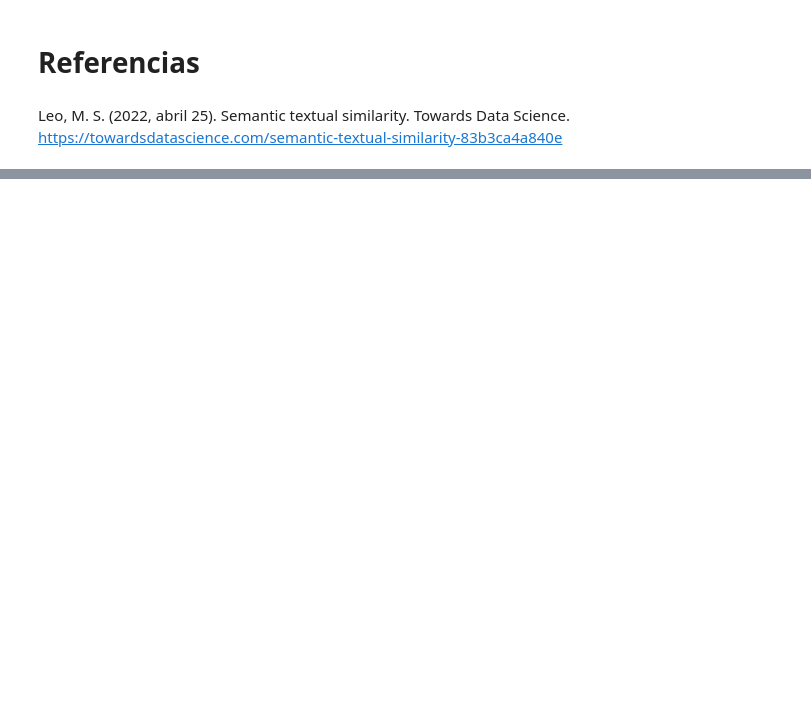
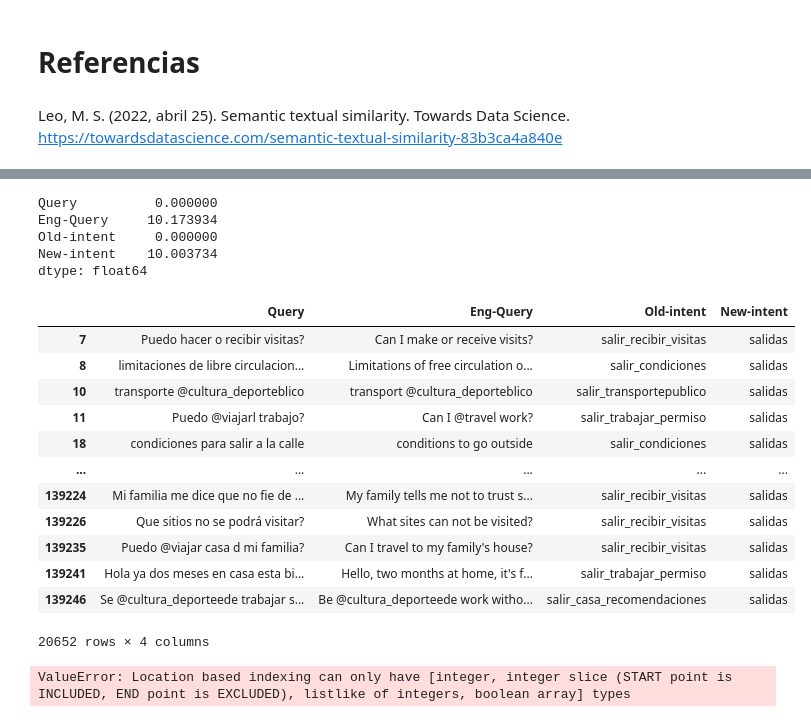
Before and after one commit to AribelGuzman/similaridadSemantica, a Jupyter notebook: SimilaridadSemantica.ipynb, the cells around one changed output, grey strips where cells are left out. Drawn from its saved outputs; the diff is of its cells as text; code cells hidden in the pictures; blank space fills up the shorter version.

```diff
--- a/SimilaridadSemantica.ipynb
+++ b/SimilaridadSemantica.ipynb
@@ -294,0 +366,44 @@ Leo, M. S. (2022, abril 25). Semantic textual similarity. Towards Data Science.
+# %%
+# Revisión del porcentaje de datos nulos en cada una de las variables
+df.isnull().sum()/len(df)*100
+# %% [output]
+Query          0.000000
+Eng-Query     10.173934
+Old-intent     0.000000
+New-intent    10.003734
+dtype: float64
+# %%
+# Eliminar filas vacías
+df = df.dropna()
+# %%
+df_prueba=df[df["New-intent"]=="salidas"]
+df_prueba
+# %% [output]
+|  | Query | Eng-Query | Old-intent | New-intent |
+| 7 | Puedo hacer o recibir visitas? | Can I make or receive visits? | salir_recibir_visitas | salidas |
+| 8 | limitaciones de libre circulacion... | Limitations of free circulation o... | salir_condiciones | salidas |
+| 10 | transporte @cultura_deporteblico | transport @cultura_deporteblico | salir_transportepublico | salidas |
+| 11 | Puedo @viajarl trabajo? | Can I @travel work? | salir_trabajar_permiso | salidas |
+| 18 | condiciones para salir a la calle | conditions to go outside | salir_condiciones | salidas |
+| ... | ... | ... | ... | ... |
+| 139224 | Mi familia me dice que no fie de ... | My family tells me not to trust s... | salir_recibir_visitas | salidas |
+| 139226 | Que sitios no se podrá visitar? | What sites can not be visited? | salir_recibir_visitas | salidas |
+| 139235 | Puedo @viajar casa d mi familia? | Can I travel to my family's house? | salir_recibir_visitas | salidas |
+| 139241 | Hola ya dos meses en casa esta bi... | Hello, two months at home, it's f... | salir_trabajar_permiso | salidas |
+| 139246 | Se @cultura_deporteede trabajar s... | Be @cultura_deporteede work witho... | salir_casa_recomendaciones | salidas |
+20652 rows × 4 columns
+# %%
+# Crear un DataFrame vacío para almacenar los resultados
+resultados = pd.DataFrame(columns=['Eng-Query1', 'Eng-Query2'])
+
+# Iterar a través de las filas del DataFrame original
+for i in range(len(df_prueba)):
+    query1 = df_prueba.loc[i, 'Eng-Query']
+    for j in range(i+1, len(df_prueba)):  # Comenzar desde i + 1 para evitar comparaciones repetidas
+        query2 = df_prueba.loc[j, 'Eng-Query']
+        resultados = resultados.append({'Eng-Query1': query1, 'Eng-Query2': query2}, ignore_index=True)
+
+# El DataFrame 'resultados' ahora contiene todas las comparaciones sin repetir
+print(resultados)
+# %% [output]
+ValueError: Location based indexing can only have [integer, integer slice (START point is INCLUDED, END point is EXCLUDED), listlike of integers, boolean array] types
```
Also changed, not shown: parts of 7 cells of this notebook.
